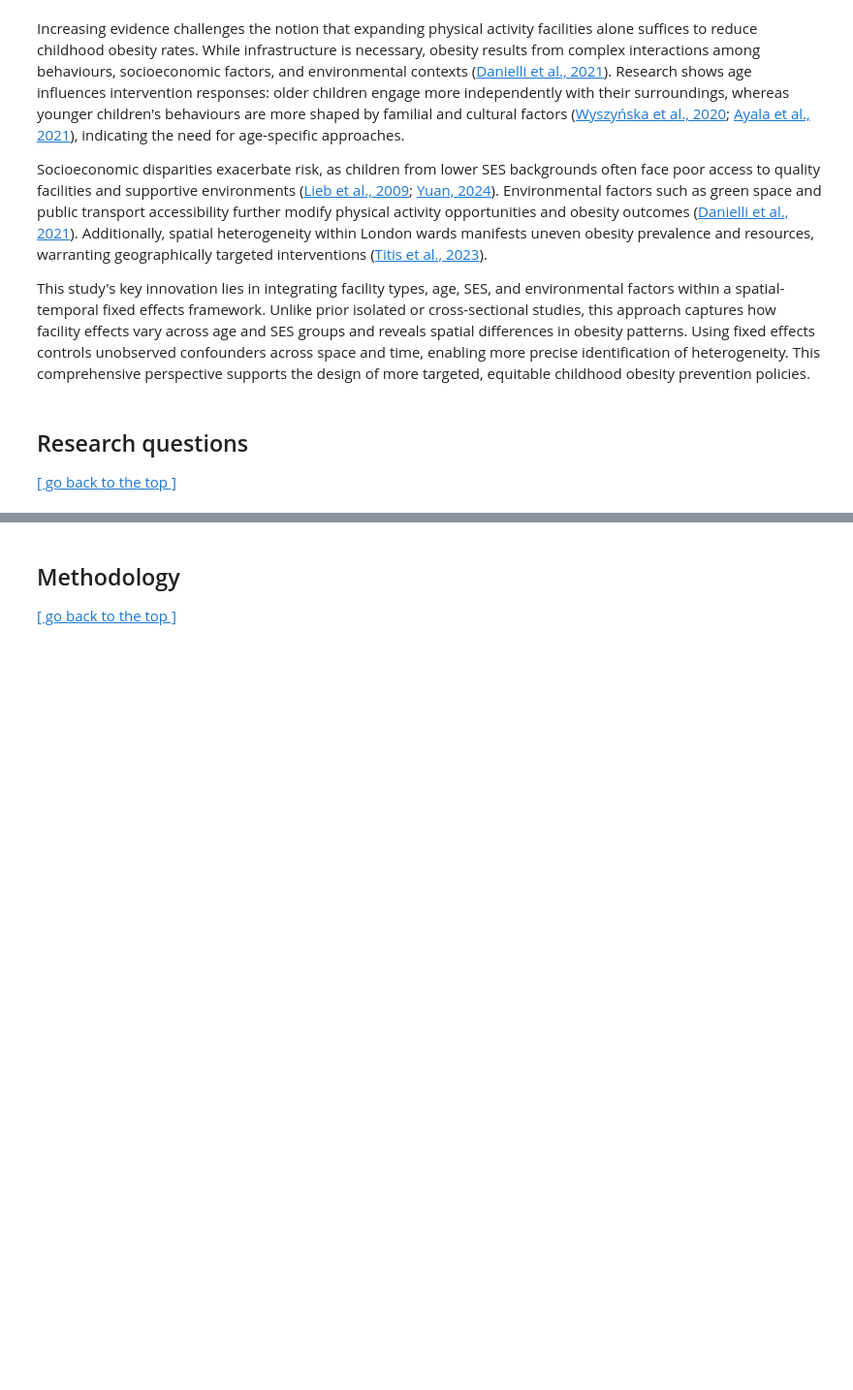
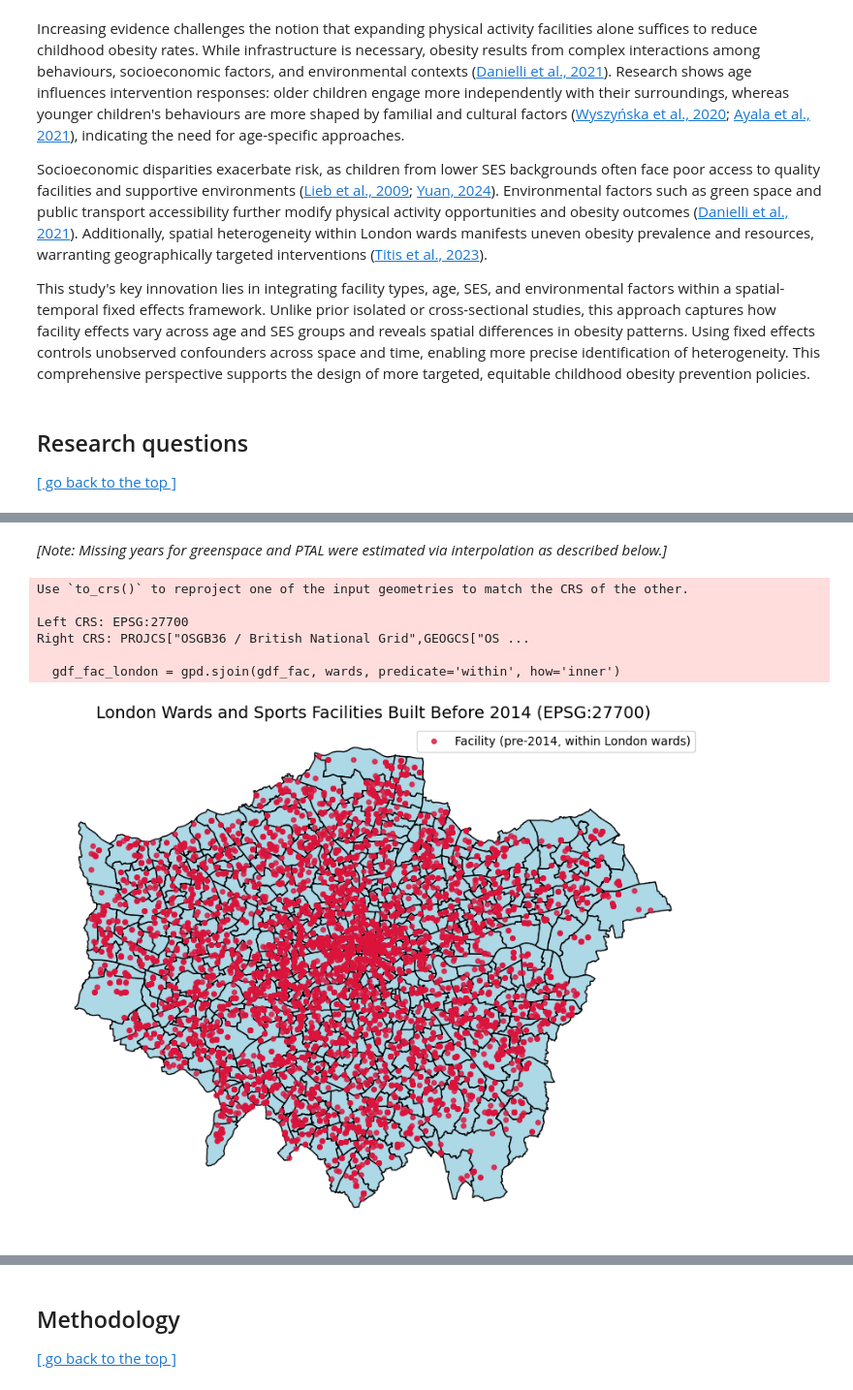
Before and after one commit to VeraLi0710/06DS-ML-Investigation, a Jupyter notebook: 24109799_submission_CASA0006.ipynb, the cells around one changed output, grey strips where cells are left out. Shown at 97% size. Saved outputs shown, nothing was run; the diff lists cells and outputs as text; code cells hidden in the pictures; blank space fills up the shorter version.

```diff
--- a/24109799_submission_CASA0006.ipynb
+++ b/24109799_submission_CASA0006.ipynb
@@ -124,0 +224,56 @@ Recognizing that obesity prevalence and environmental influences vary across geo
+# %% [markdown]
+*[Note: Missing years for greenspace and PTAL were estimated via interpolation as described below.]*
+# %%
+# 3.2.1 Import and caculate Facilities data
+facilities = pd.read_csv('data/GIS_Active_Places_Power_Facility_2339094778124018571.csv')
+facilities = facilities.rename(columns={
+    'Accessibility Type Group (Text)': 'access_group',
+    'Management Type Group (Text)': 'mgmt_group',
+    'Facility Type': 'facility_type',
+    'Year Built': 'year_built',
+    'Closed Date': 'closed_date',
+    'Latitude': 'lat',
+    'Longitude': 'lon'
+})
+
+# Select relevant columns
+facilities = facilities[['lat', 'lon', 'year_built', 'access_group', 'mgmt_group', 'facility_type', 'closed_date']]
+
+# Type conversion for filtering
+facilities['year_built'] = pd.to_numeric(facilities['year_built'], errors='coerce')
+facilities['closed_date'] = pd.to_datetime(facilities['closed_date'], errors='coerce')
+
+# Filter: built before 2014 and (not closed or closed in/after 2014)
+mask = (facilities['year_built'] < 2014) & (
+    facilities['closed_date'].isna() | (facilities['closed_date'].dt.year >= 2014)
+)
+facilities = facilities[mask]
+
+# Convert to GeoDataFrame (WGS84)
+geometry = [Point(xy) for xy in zip(facilities['lon'], facilities['lat'])]
+gdf_fac = gpd.GeoDataFrame(facilities, geometry=geometry, crs="EPSG:4326")
+
+# Reproject to EPSG:27700 to match wards
+gdf_fac = gdf_fac.to_crs(epsg=27700)
+
+# Clip facility points to London wards boundary (keep only points within wards)
+gdf_fac_london = gpd.sjoin(gdf_fac, wards, predicate='within', how='inner')
+
+# Plot: overlay points on wards map
+fig, ax = plt.subplots(figsize=(10, 10))
+wards.plot(ax=ax, color="lightblue", edgecolor="black")
+gdf_fac_london.plot(
+    ax=ax, color="crimson", markersize=15, label="Facility (pre-2014, within London wards)", alpha=0.8
+)
+ax.set_title("London Wards and Sports Facilities Built Before 2014 (EPSG:27700)", fontsize=14)
+ax.axis('off')
+plt.legend()
+plt.show()
+# %% [output]
+Use `to_crs()` to reproject one of the input geometries to match the CRS of the other.
+
+Left CRS: EPSG:27700
+Right CRS: PROJCS["OSGB36 / British National Grid",GEOGCS["OS ...
+
+  gdf_fac_london = gpd.sjoin(gdf_fac, wards, predicate='within', how='inner')
+[figure, added]
```
Also changed, not shown: parts of 18 cells of this notebook, 2 other files.
